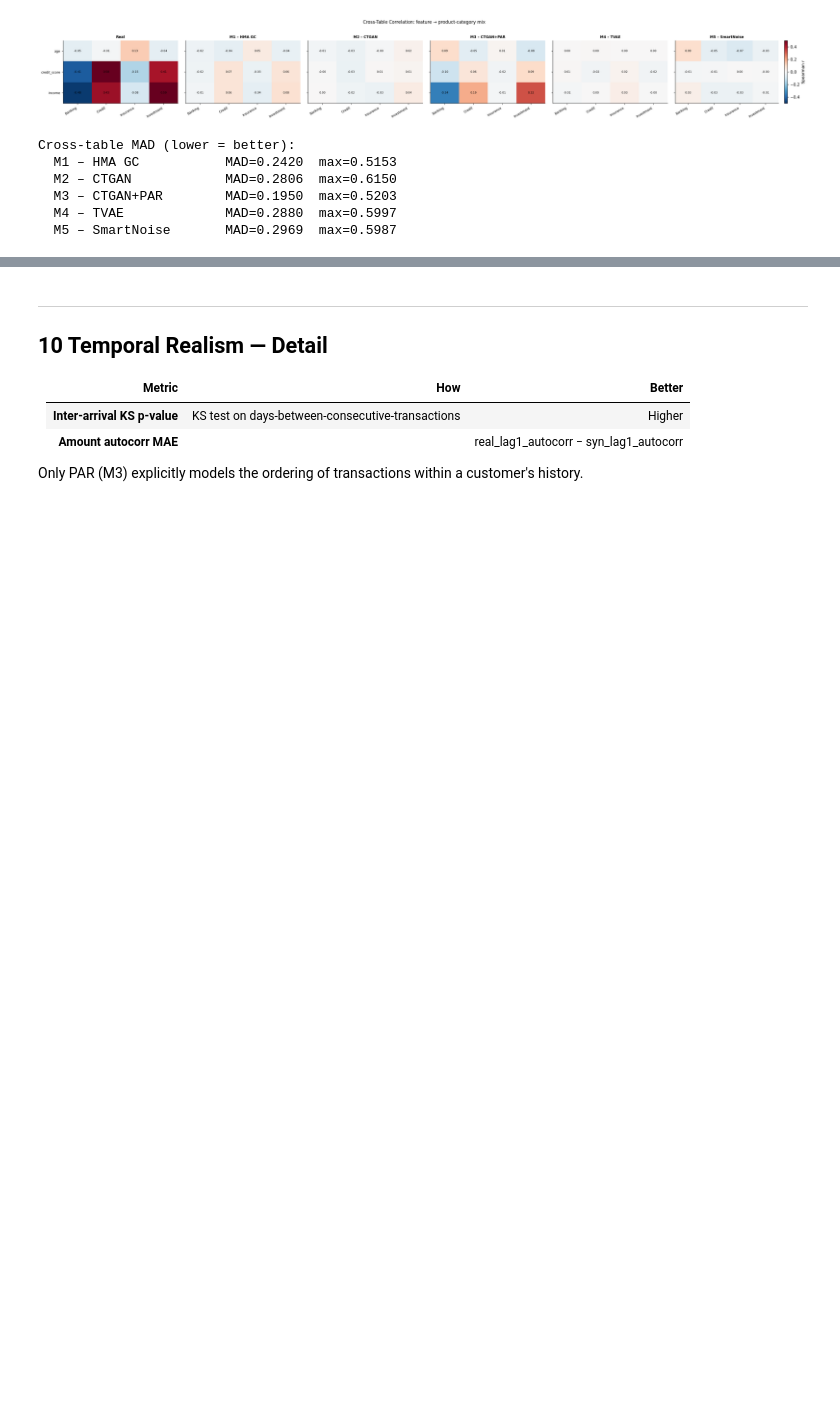
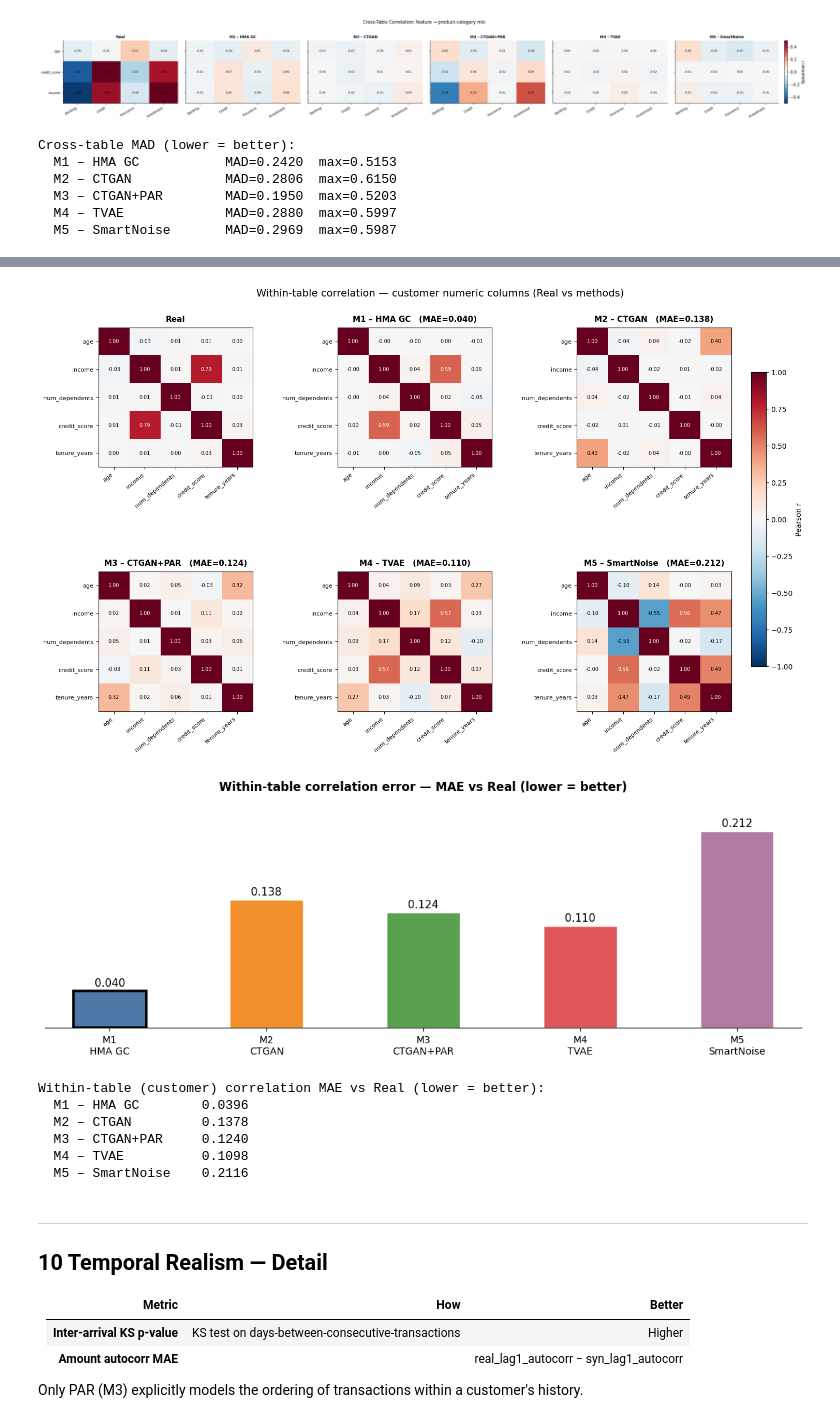
Before and after one commit to dylanwang2111/synthetic_data_gen, a Jupyter notebook: synthetic_data_pipeline.ipynb, the cells around one changed output, grey strips where cells are left out. Drawn from its saved outputs; the diff is of its cells as text; code cells hidden in the pictures; blank space fills up the shorter version.

```diff
--- a/synthetic_data_pipeline.ipynb
+++ b/synthetic_data_pipeline.ipynb
@@ -622,3 +569,62 @@ Within-table (customer) correlation MAE vs Real (lower = better):
+# %%
+# Within-table (customer) correlation structure — Real vs each method
+from itertools import product as _prod
+corr_cols = ['age', 'income', 'num_dependents', 'credit_score', 'tenure_years']
+def _corr(dfc): return dfc[corr_cols].corr(method='pearson')
+
+real_corr = _corr(df_c)
+iu = np.triu_indices(len(corr_cols), 1)          # off-diagonal pairs only
+panels = [('Real', df_c)] + [(n, s['customers']) for n, s in synthetic_datasets.items()]
+
+# Figure 1 — correlation matrices (2 x 3), generous spacing so labels are readable
+fig, axes = plt.subplots(2, 3, figsize=(15, 9.5)); axes = axes.ravel()
+for ax, (name, dfc) in zip(axes, panels):
+    M = _corr(dfc).values
+    im = ax.imshow(M, cmap='RdBu_r', vmin=-1, vmax=1, aspect='auto')
+    mae = np.abs(M - real_corr.values)[iu].mean()
+    ax.set_title(name if name == 'Real' else f'{name}   (MAE={mae:.3f})',
+                 fontsize=11, fontweight='bold', pad=8)
+    ax.set_xticks(range(len(corr_cols))); ax.set_xticklabels(corr_cols, rotation=40, ha='right', fontsize=8)
+    ax.set_yticks(range(len(corr_cols))); ax.set_yticklabels(corr_cols, fontsize=8)
+    for i, j in _prod(range(len(corr_cols)), repeat=2):
+        ax.text(j, i, f'{M[i,j]:.2f}', ha='center', va='center', fontsize=7,
+                color='white' if abs(M[i,j]) > 0.55 else 'black')
+for k in range(len(panels), len(axes)): axes[k].axis('off')
+fig.subplots_adjust(wspace=0.55, hspace=0.75, left=0.06, right=0.92, top=0.9, bottom=0.12)
+fig.colorbar(im, ax=axes, fraction=0.022, pad=0.03, label='Pearson r')
+fig.suptitle('Within-table correlation — customer numeric columns (Real vs methods)', fontsize=14)
+plt.savefig(REPORTS_DIR / 'in_table_correlation.png', bbox_inches='tight'); plt.show()
+
+# Figure 2 — correlation-fidelity ranking (lower MAE = better), wide with spaced bars
+maes = {n: float(np.abs(_corr(s['customers']).values - real_corr.values)[iu].mean())
+        for n, s in synthetic_datasets.items()}
+names = list(maes)
+fig, ax = plt.subplots(figsize=(11, 4.2))
+xpos = np.arange(len(names)) * 1.5          # extra gap between bars
+bars = ax.bar(xpos, [maes[n] for n in names], width=0.7,
+              color=[METHOD_COLORS[n] for n in names], edgecolor='white')
+best_i = int(np.argmin([maes[n] for n in names]))
+bars[best_i].set_edgecolor('black'); bars[best_i].set_linewidth(2.6)
+ax.bar_label(bars, fmt='%.3f', fontsize=11, padding=3)
+ax.set_xticks(xpos)
+ax.set_xticklabels([f'M{i+1}\n{n.split(" – ")[1]}' for i, n in enumerate(names)], fontsize=10)
+ax.set_title('Within-table correlation error — MAE vs Real (lower = better)', fontsize=12, fontweight='bold')
+ax.set_yticks([]); ax.margins(x=0.04, y=0.18)
+[ax.spines[s].set_visible(False) for s in ('top', 'right', 'left')]
+plt.tight_layout()
+plt.savefig(REPORTS_DIR / 'in_table_corr_error.png', bbox_inches='tight'); plt.show()
+
+print('Within-table (customer) correlation MAE vs Real (lower = better):')
+for n in names: print(f'  {n:<18} {maes[n]:.4f}')
+# %% [output]
+[figure, added]
+[figure, added]
+Within-table (customer) correlation MAE vs Real (lower = better):
+  M1 – HMA GC        0.0396
+  M2 – CTGAN         0.1378
+  M3 – CTGAN+PAR     0.1240
+  M4 – TVAE          0.1098
+  M5 – SmartNoise    0.2116
 # %% [markdown]
 ---
 ## 10  Temporal Realism — Detail
```
Also changed, not shown: parts of 3 cells of this notebook, 3 other files.
